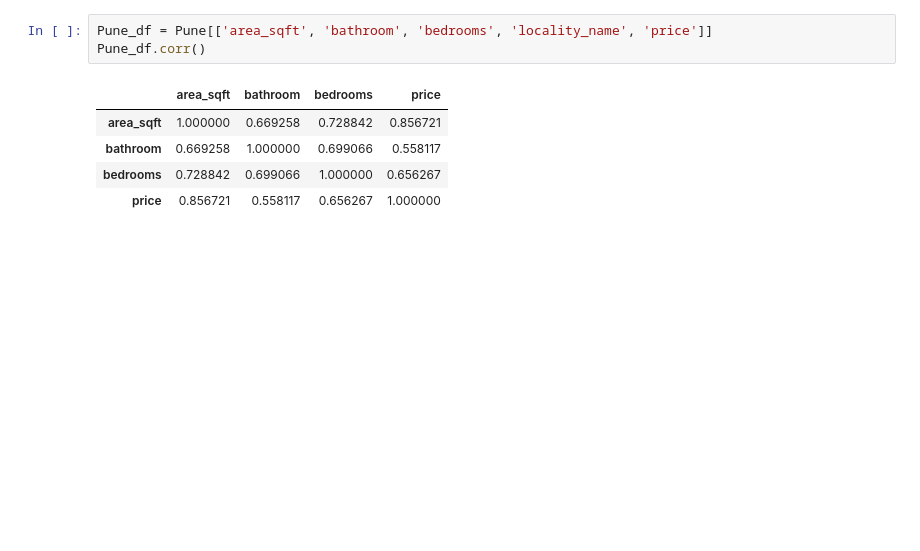
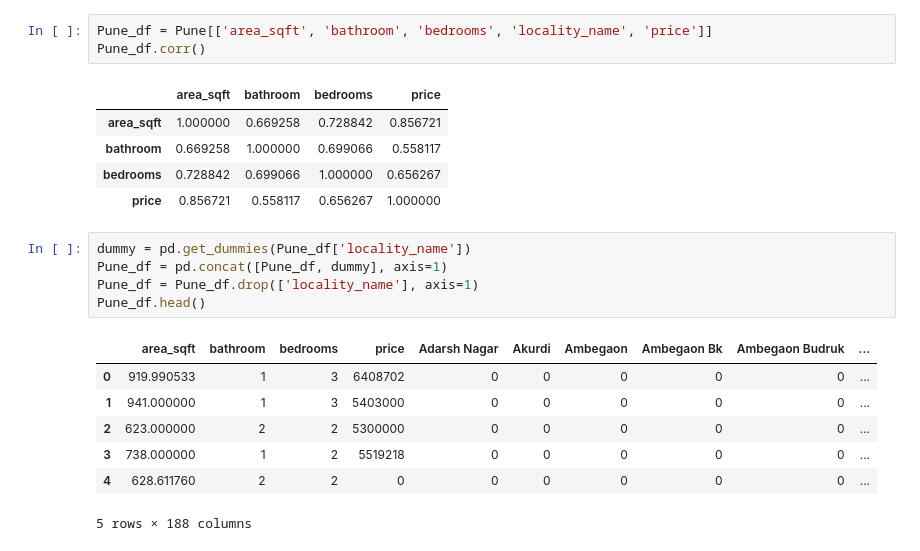
Before and after one commit to 41x3n/Price-Samjho, a Jupyter notebook: Notebooks/Price_Samjho.ipynb, the cells around one changed output. Cells and saved outputs as stored; diff of their text form; blank space fills up the shorter version.

```diff
--- a/Notebooks/Price_Samjho.ipynb
+++ b/Notebooks/Price_Samjho.ipynb
@@ -516,3 +595,16 @@ Pune_df.corr()
 | bathroom | 0.669258 | 1.000000 | 0.699066 | 0.558117 |
 | bedrooms | 0.728842 | 0.699066 | 1.000000 | 0.656267 |
 | price | 0.856721 | 0.558117 | 0.656267 | 1.000000 |
+# %%
+dummy = pd.get_dummies(Pune_df['locality_name'])
+Pune_df = pd.concat([Pune_df, dummy], axis=1)
+Pune_df = Pune_df.drop(['locality_name'], axis=1)
+Pune_df.head()
+# %% [output]
+|  | area_sqft | bathroom | bedrooms | price | Adarsh Nagar | Akurdi | Ambegaon | Ambegaon Bk | Ambegaon Budruk | ... |
+| 0 | 919.990533 | 1 | 3 | 6408702 | 0 | 0 | 0 | 0 | 0 | ... |
+| 1 | 941.000000 | 1 | 3 | 5403000 | 0 | 0 | 0 | 0 | 0 | ... |
+| 2 | 623.000000 | 2 | 2 | 5300000 | 0 | 0 | 0 | 0 | 0 | ... |
+| 3 | 738.000000 | 1 | 2 | 5519218 | 0 | 0 | 0 | 0 | 0 | ... |
+| 4 | 628.611760 | 2 | 2 | 0 | 0 | 0 | 0 | 0 | 0 | ... |
+5 rows × 188 columns
```
Also changed, not shown: parts of 7 cells of this notebook.
